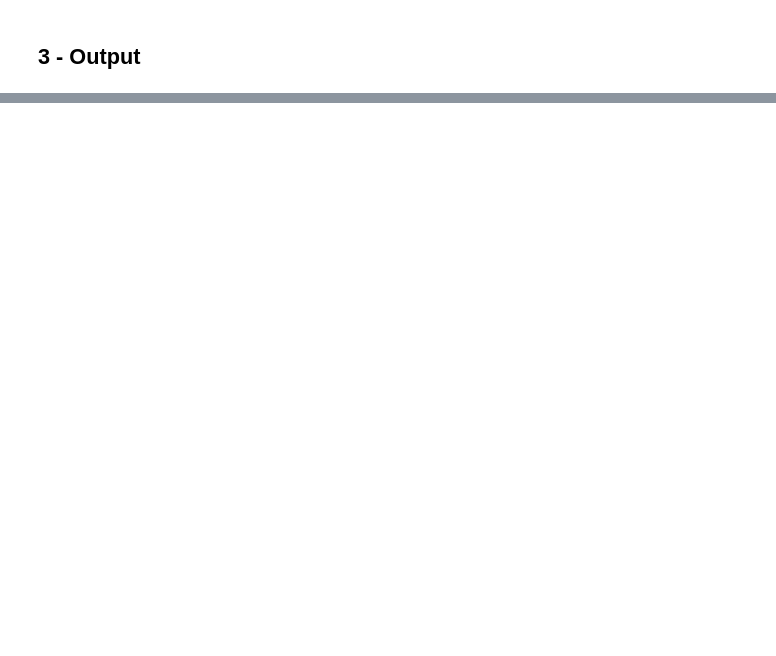
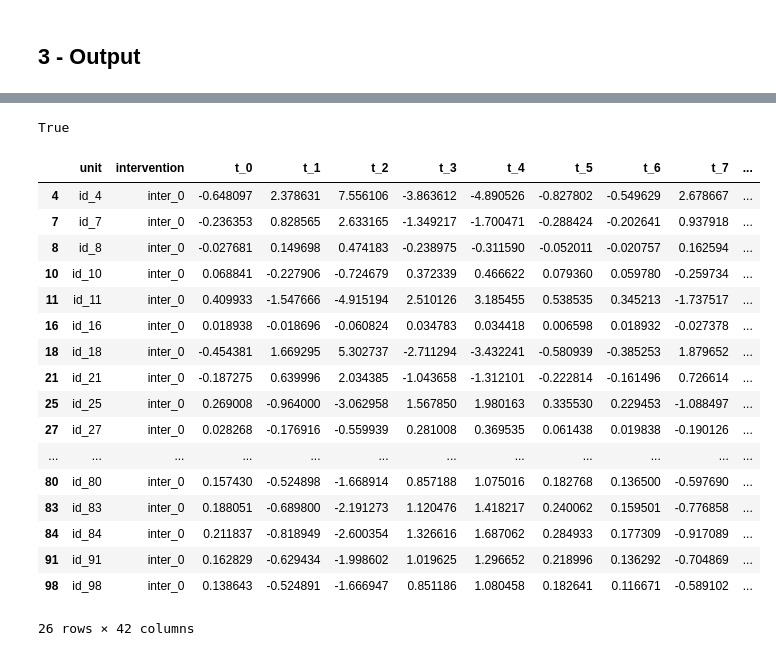
Before and after one commit to Romcos/SC_demo, a Jupyter notebook: NIPS - DEMO - V2.ipynb, the cells around one changed output, grey strips where cells are left out. Cells and saved outputs as stored; diff of their text form; code cells hidden in the pictures; blank space fills up the shorter version.

```diff
--- a/NIPS - DEMO - V2.ipynb
+++ b/NIPS - DEMO - V2.ipynb
@@ -67,0 +174,8 @@ fill_tensor(rct_data, rank = 2)
+# %%
+import numpy as np
+import pandas as pd
+
+test_unit = 'id_4'
+test_inter = 'inter_1'
+# %%
+filter_inter = (post_df["intervention"] == test_inter)
@@ -67,0 +219,27 @@ fill_tensor(rct_data, rank = 2)
+# %%
+'id_8' in post_df[filter_inter].unit.values
+# %% [output]
+True
+# %%
+X1 = pre_df[filter_inter]
+# %%
+X1
+# %% [output]
+|  | unit | intervention | t_0 | t_1 | t_2 | t_3 | t_4 | t_5 | t_6 | t_7 | ... |
+| 4 | id_4 | inter_0 | -0.648097 | 2.378631 | 7.556106 | -3.863612 | -4.890526 | -0.827802 | -0.549629 | 2.678667 | ... |
+| 7 | id_7 | inter_0 | -0.236353 | 0.828565 | 2.633165 | -1.349217 | -1.700471 | -0.288424 | -0.202641 | 0.937918 | ... |
+| 8 | id_8 | inter_0 | -0.027681 | 0.149698 | 0.474183 | -0.238975 | -0.311590 | -0.052011 | -0.020757 | 0.162594 | ... |
+| 10 | id_10 | inter_0 | 0.068841 | -0.227906 | -0.724679 | 0.372339 | 0.466622 | 0.079360 | 0.059780 | -0.259734 | ... |
+| 11 | id_11 | inter_0 | 0.409933 | -1.547666 | -4.915194 | 2.510126 | 3.185455 | 0.538535 | 0.345213 | -1.737517 | ... |
+| 16 | id_16 | inter_0 | 0.018938 | -0.018696 | -0.060824 | 0.034783 | 0.034418 | 0.006598 | 0.018932 | -0.027378 | ... |
+| 18 | id_18 | inter_0 | -0.454381 | 1.669295 | 5.302737 | -2.711294 | -3.432241 | -0.580939 | -0.385253 | 1.879652 | ... |
+| 21 | id_21 | inter_0 | -0.187275 | 0.639996 | 2.034385 | -1.043658 | -1.312101 | -0.222814 | -0.161496 | 0.726614 | ... |
+| 25 | id_25 | inter_0 | 0.269008 | -0.964000 | -3.062958 | 1.567850 | 1.980163 | 0.335530 | 0.229453 | -1.088497 | ... |
+| 27 | id_27 | inter_0 | 0.028268 | -0.176916 | -0.559939 | 0.281008 | 0.369535 | 0.061438 | 0.019838 | -0.190126 | ... |
+| ... | ... | ... | ... | ... | ... | ... | ... | ... | ... | ... | ... |
+| 80 | id_80 | inter_0 | 0.157430 | -0.524898 | -1.668914 | 0.857188 | 1.075016 | 0.182768 | 0.136500 | -0.597690 | ... |
+| 83 | id_83 | inter_0 | 0.188051 | -0.689800 | -2.191273 | 1.120476 | 1.418217 | 0.240062 | 0.159501 | -0.776858 | ... |
+| 84 | id_84 | inter_0 | 0.211837 | -0.818949 | -2.600354 | 1.326616 | 1.687062 | 0.284933 | 0.177309 | -0.917089 | ... |
+| 91 | id_91 | inter_0 | 0.162829 | -0.629434 | -1.998602 | 1.019625 | 1.296652 | 0.218996 | 0.136292 | -0.704869 | ... |
+| 98 | id_98 | inter_0 | 0.138643 | -0.524891 | -1.666947 | 0.851186 | 1.080458 | 0.182641 | 0.116671 | -0.589102 | ... |
+26 rows × 42 columns
```
Also changed, not shown: parts of 44 cells of this notebook, 1 other file.
